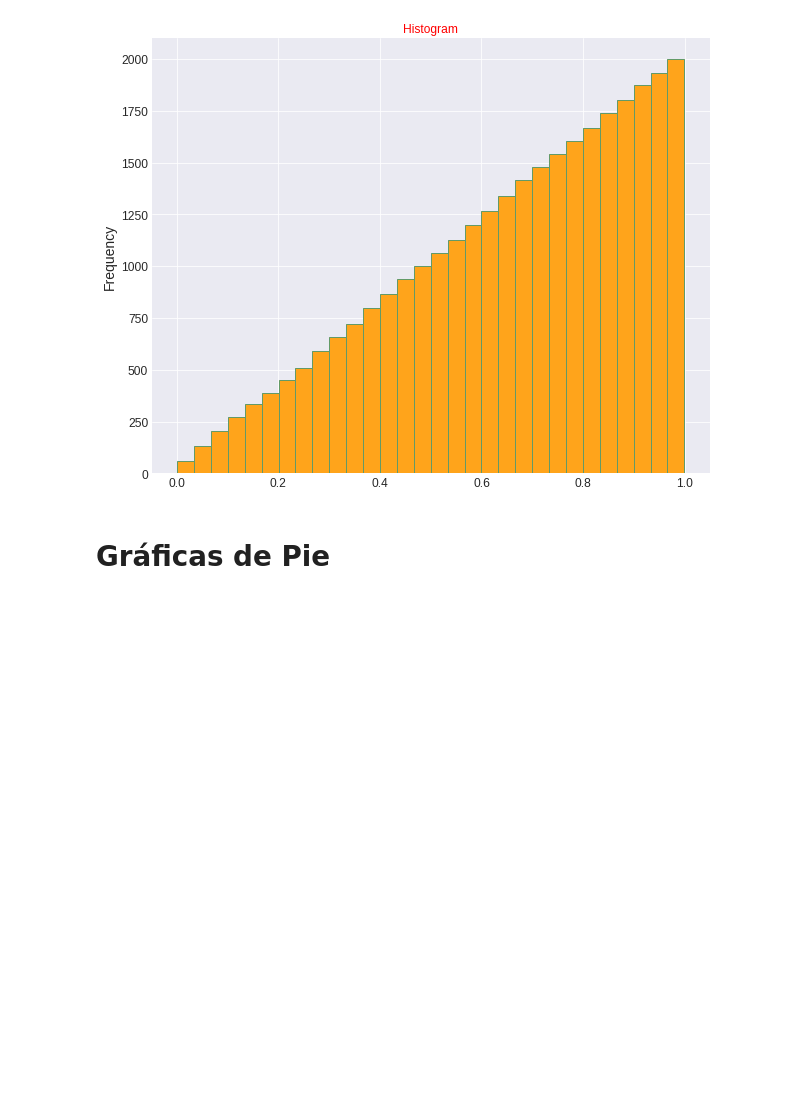
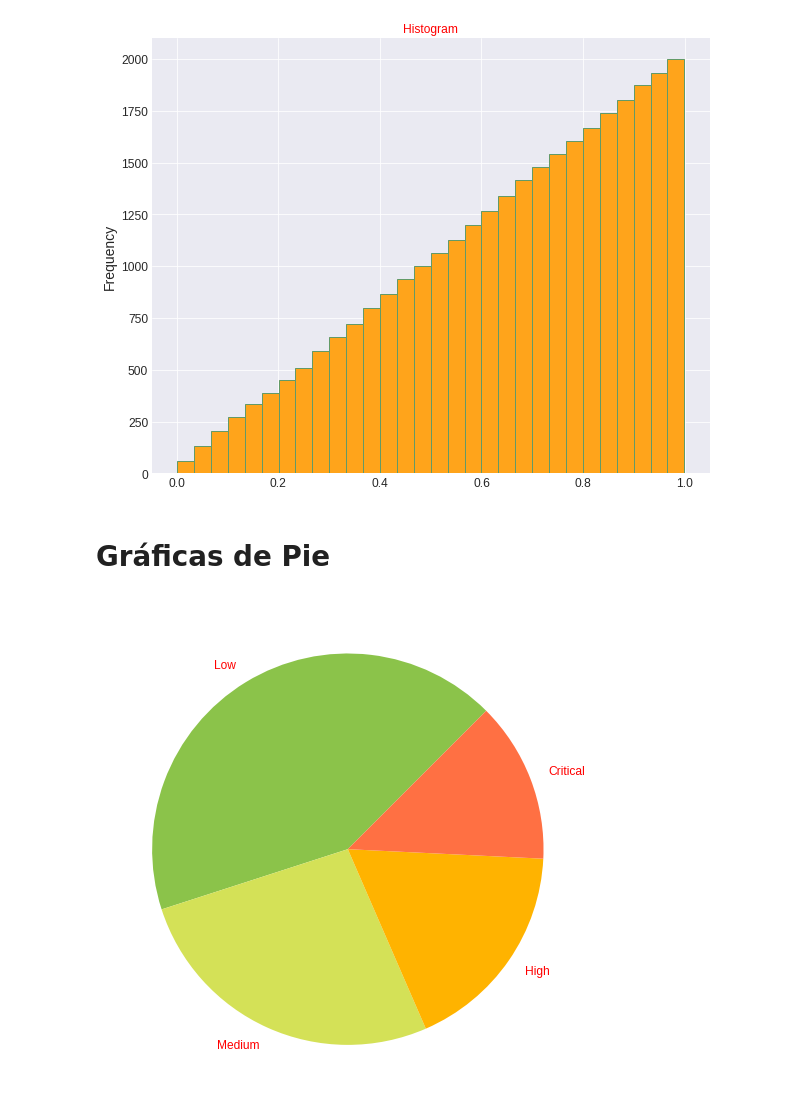
Before and after one commit to hatchdavid1/data_viz_plt_sns, a Jupyter notebook: data_viz_plt.ipynb, the cells around one changed output. Saved outputs shown, nothing was run; the diff lists cells and outputs as text; code cells hidden in the pictures; blank space fills up the shorter version.

```diff
--- a/data_viz_plt.ipynb
+++ b/data_viz_plt.ipynb
@@ -685,3 +685,12 @@ plt.show()
 [figure]
 # %% [markdown]
 # Gráficas de Pie
+# %%
+plt.figure(figsize=(9,9))
+tickets = [48 , 30 , 20 , 15]
+labels = ['Low' , 'Medium' , 'High' , 'Critical']
+colors = ['#8BC34A','#D4E157','#FFB300','#FF7043']
+plt.pie (tickets , labels= labels , colors= colors , startangle=45)
+plt.show()
+# %% [output]
+[figure, added]
```
Also changed, not shown: parts of 15 cells of this notebook.
